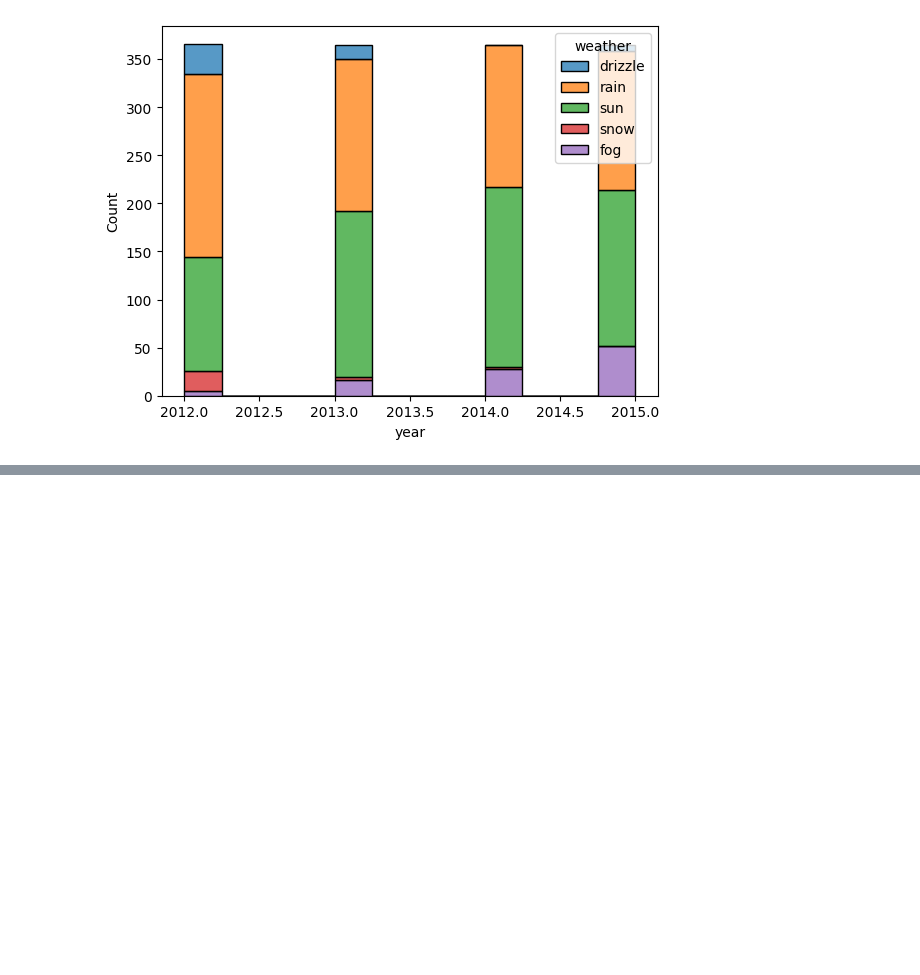
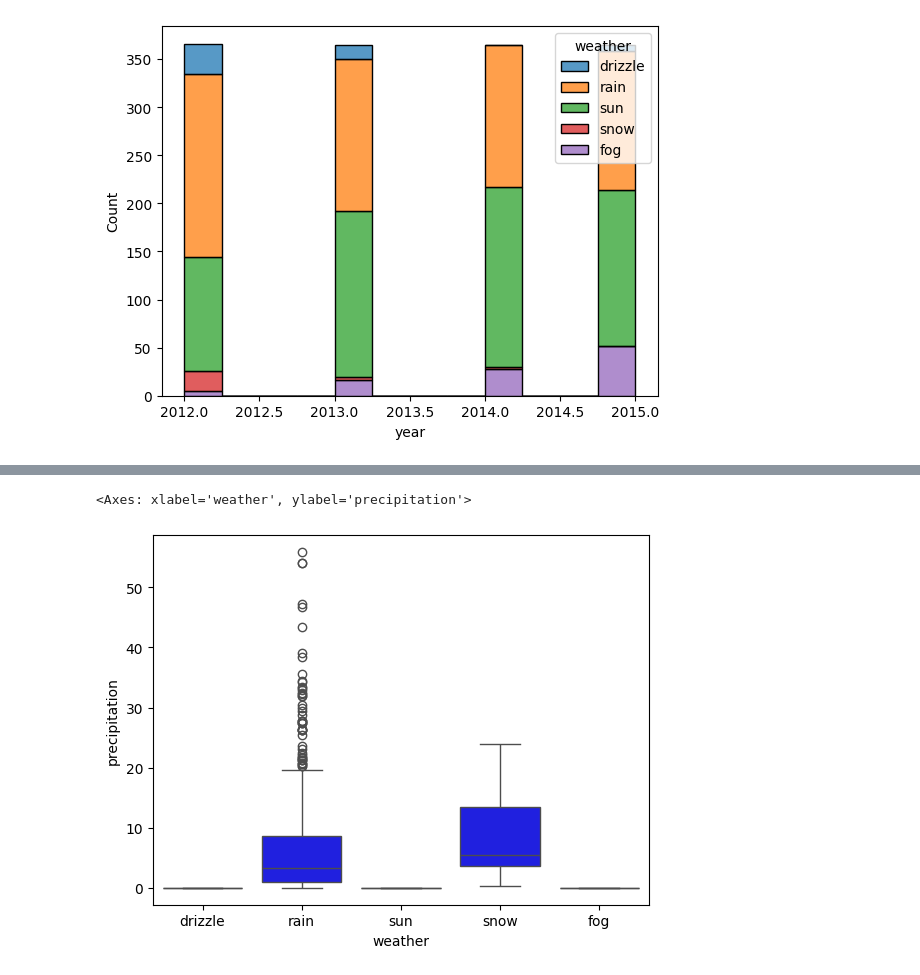
Before and after one commit to Inezariane/EDA--Exploratory-Data-Analysis-, a Jupyter notebook: explore_dataset.ipynb, the cells around one changed output, grey strips where cells are left out. Cells and saved outputs as stored; diff of their text form; code cells hidden in the pictures; blank space fills up the shorter version.

```diff
--- a/explore_dataset.ipynb
+++ b/explore_dataset.ipynb
@@ -80,0 +91,9 @@ sns.histplot(data=df, x='year', hue='weather', multiple='stack', bins=12)
+# %%
+# Analyze the precipitation throughtout the years
+
+sns.boxplot(x=df['weather'], y=df['precipitation'], color='blue')
+
+# In this example, we are trying to see the normal range of precipitation for each weather type and analyze some outliers.
+# %% [output]
+<Axes: xlabel='weather', ylabel='precipitation'>
+[figure, added]
```
Also changed, not shown: parts of 2 cells of this notebook.
